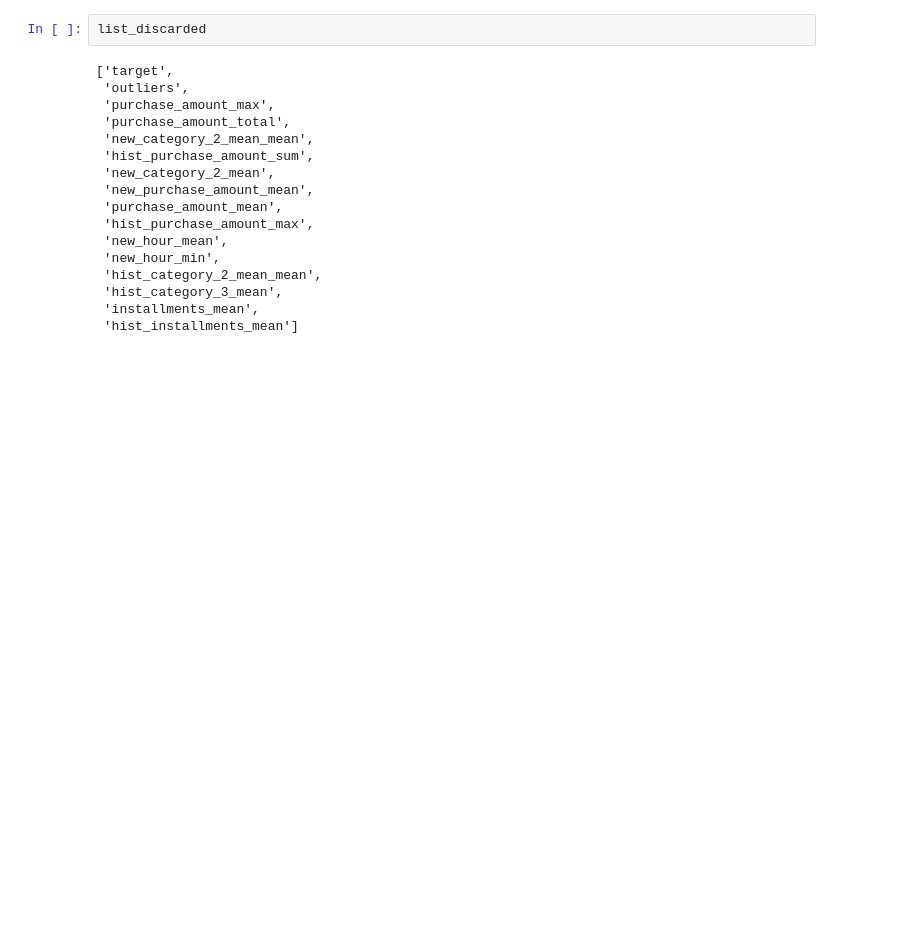
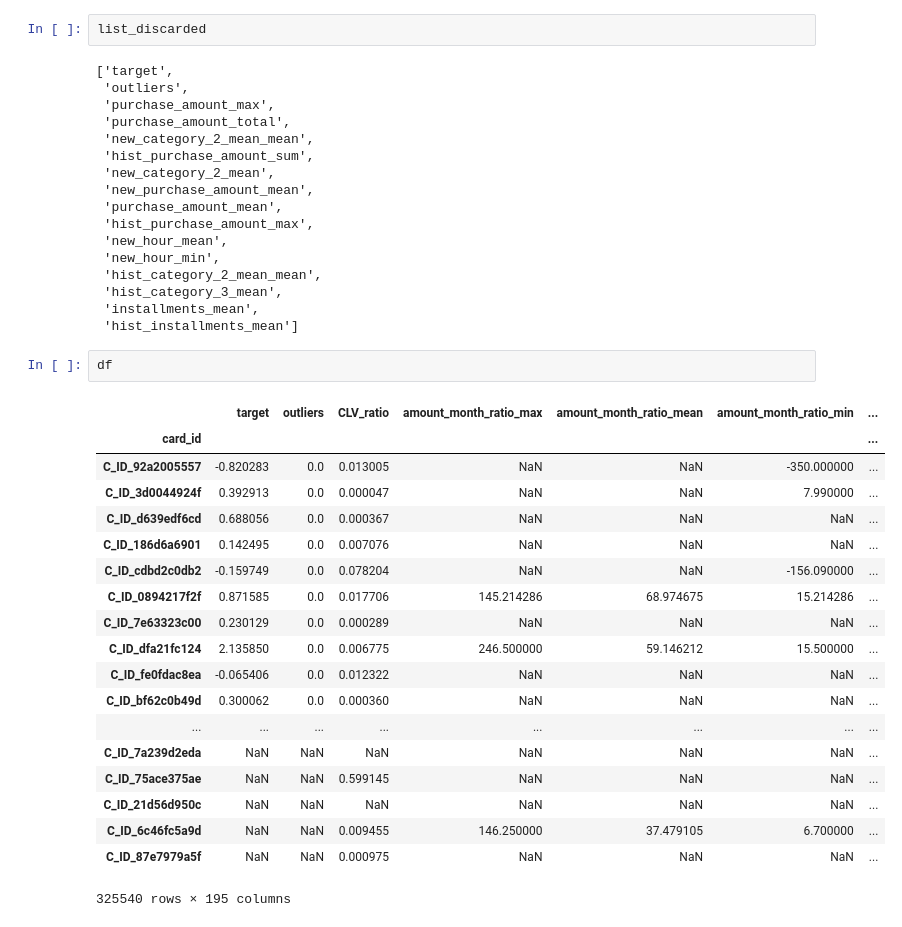
Before and after one commit to MitsuruFujiwara/Elo-Merchant-Category-Recommendation, a Jupyter notebook: src/902_corr_check.ipynb, the cells around one changed output. Saved outputs shown, nothing was run; the diff lists cells and outputs as text; blank space fills up the shorter version.

```diff
--- a/src/902_corr_check.ipynb
+++ b/src/902_corr_check.ipynb
@@ -96,3 +96,25 @@ list_discarded
  'hist_category_3_mean',
  'installments_mean',
  'hist_installments_mean']
+# %%
+df
+# %% [output]
+|  | target | outliers | CLV_ratio | amount_month_ratio_max | amount_month_ratio_mean | amount_month_ratio_min | ... |
+| card_id |  |  |  |  |  |  | ... |
+| C_ID_92a2005557 | -0.820283 | 0.0 | 0.013005 | NaN | NaN | -350.000000 | ... |
+| C_ID_3d0044924f | 0.392913 | 0.0 | 0.000047 | NaN | NaN | 7.990000 | ... |
+| C_ID_d639edf6cd | 0.688056 | 0.0 | 0.000367 | NaN | NaN | NaN | ... |
+| C_ID_186d6a6901 | 0.142495 | 0.0 | 0.007076 | NaN | NaN | NaN | ... |
+| C_ID_cdbd2c0db2 | -0.159749 | 0.0 | 0.078204 | NaN | NaN | -156.090000 | ... |
+| C_ID_0894217f2f | 0.871585 | 0.0 | 0.017706 | 145.214286 | 68.974675 | 15.214286 | ... |
+| C_ID_7e63323c00 | 0.230129 | 0.0 | 0.000289 | NaN | NaN | NaN | ... |
+| C_ID_dfa21fc124 | 2.135850 | 0.0 | 0.006775 | 246.500000 | 59.146212 | 15.500000 | ... |
+| C_ID_fe0fdac8ea | -0.065406 | 0.0 | 0.012322 | NaN | NaN | NaN | ... |
+| C_ID_bf62c0b49d | 0.300062 | 0.0 | 0.000360 | NaN | NaN | NaN | ... |
+| ... | ... | ... | ... | ... | ... | ... | ... |
+| C_ID_7a239d2eda | NaN | NaN | NaN | NaN | NaN | NaN | ... |
+| C_ID_75ace375ae | NaN | NaN | 0.599145 | NaN | NaN | NaN | ... |
+| C_ID_21d56d950c | NaN | NaN | NaN | NaN | NaN | NaN | ... |
+| C_ID_6c46fc5a9d | NaN | NaN | 0.009455 | 146.250000 | 37.479105 | 6.700000 | ... |
+| C_ID_87e7979a5f | NaN | NaN | 0.000975 | NaN | NaN | NaN | ... |
+325540 rows × 195 columns
```
Also changed, not shown: parts of 2 cells of this notebook, 4 other files.
